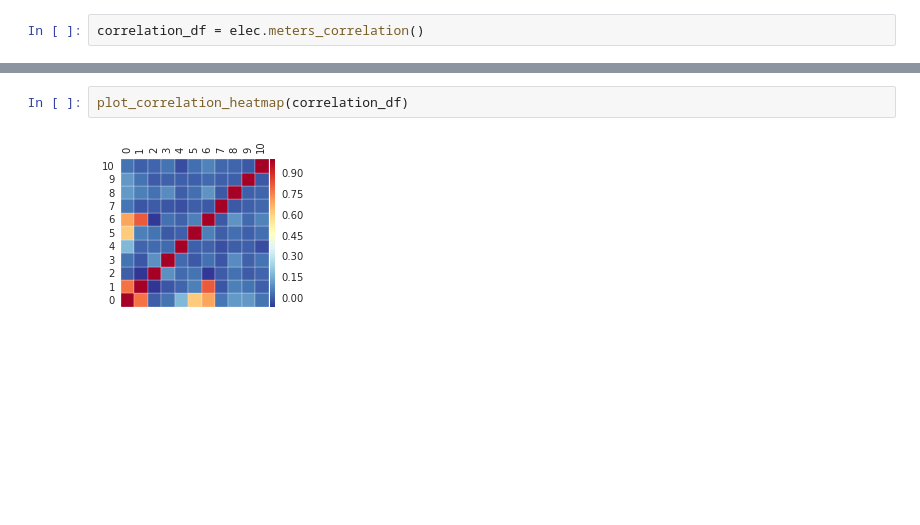
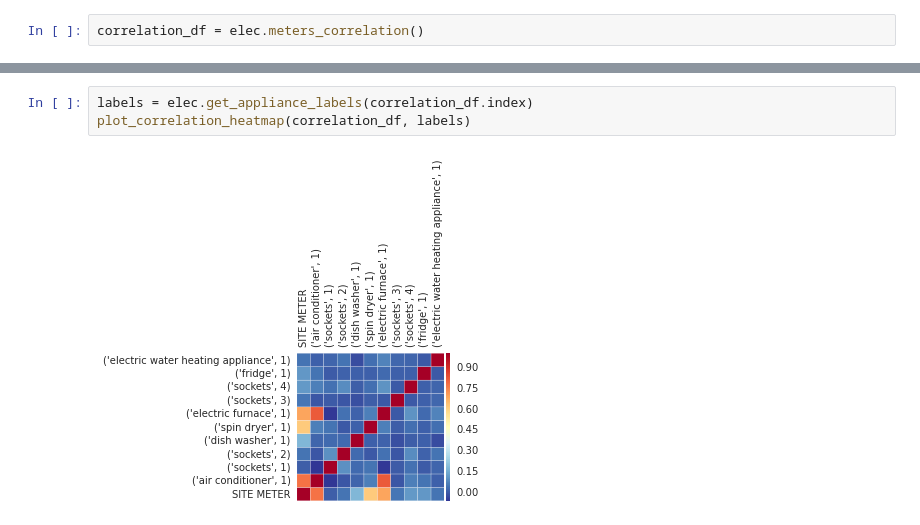
Before and after one commit to nilmtk/nilmtk, a Jupyter notebook: notebooks/correlation_elecmeters.ipynb, the cells around one changed output, grey strips where cells are left out. Drawn from its saved outputs; the diff is of its cells as text; blank space fills up the shorter version.

```diff
--- a/notebooks/correlation_elecmeters.ipynb
+++ b/notebooks/correlation_elecmeters.ipynb
@@ -86,4 +88,5 @@ correlation_df
-# %%
-plot_correlation_heatmap(correlation_df)
-# %% [output]
-[figure, removed]
+# %%
+labels = elec.get_appliance_labels(correlation_df.index)
+plot_correlation_heatmap(correlation_df, labels)
+# %% [output]
+[figure, added]
```
Also changed, not shown: parts of 4 cells of this notebook, 3 other files.
